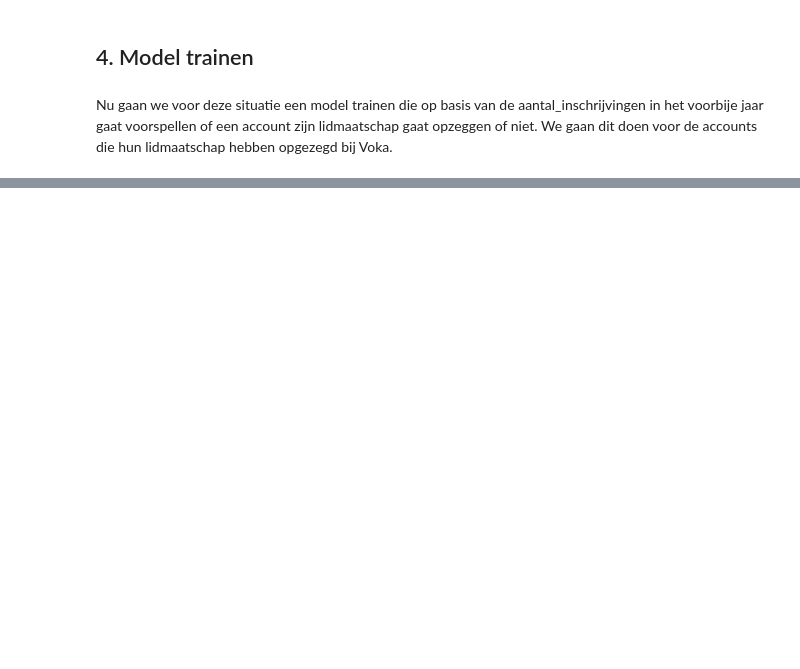
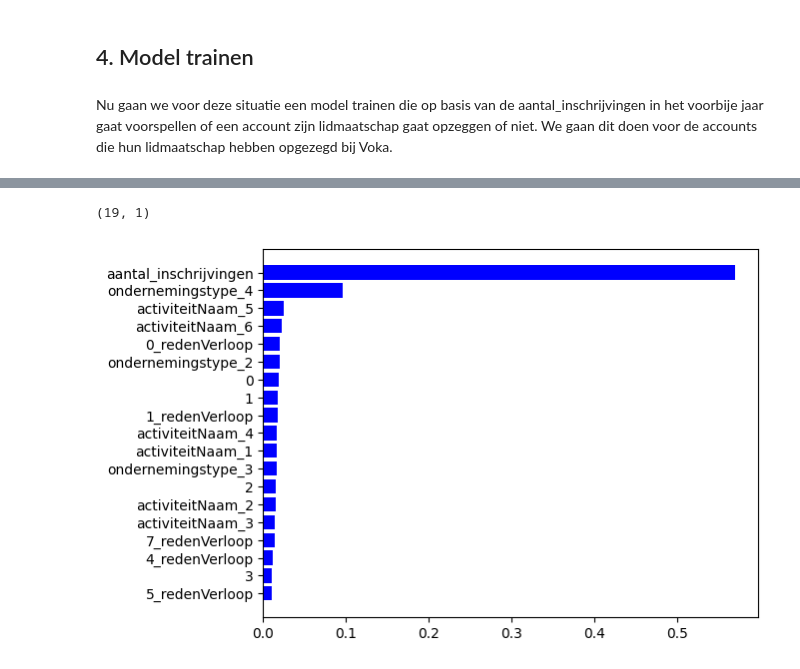
Before and after one commit to Floris-Buyse-FB/Data-Engineering-Project-2, a Jupyter notebook: scripts/AccountLidmaatschapOpzeg.ipynb, the cells around one changed output, grey strips where cells are left out. Cells and saved outputs as stored; diff of their text form; code cells hidden in the pictures; blank space fills up the shorter version.

```diff
--- a/scripts/AccountLidmaatschapOpzeg.ipynb
+++ b/scripts/AccountLidmaatschapOpzeg.ipynb
@@ -584,3 +711,15 @@ y = df['lidmaatschap_actief']
+# %%
+#we willen alleen de features betrekken met een importance van meer dan 0.01
+features = features[features['importance'] > 0.01]
+
+#we bekijken opnieuw de grafiek
+plt.barh(features.index, features['importance'], color='b')
+
+#hoeveel features zijn er overgebleven?
+features.shape
+# %% [output]
+(19, 1)
+[figure, added]
 # %%
 #opslitsen in train en test set
 X_train, X_test, y_train, y_test = train_test_split(X, y, test_size=0.2, random_state=42)
```
Also changed, not shown: parts of 56 cells of this notebook, 3 other files.
